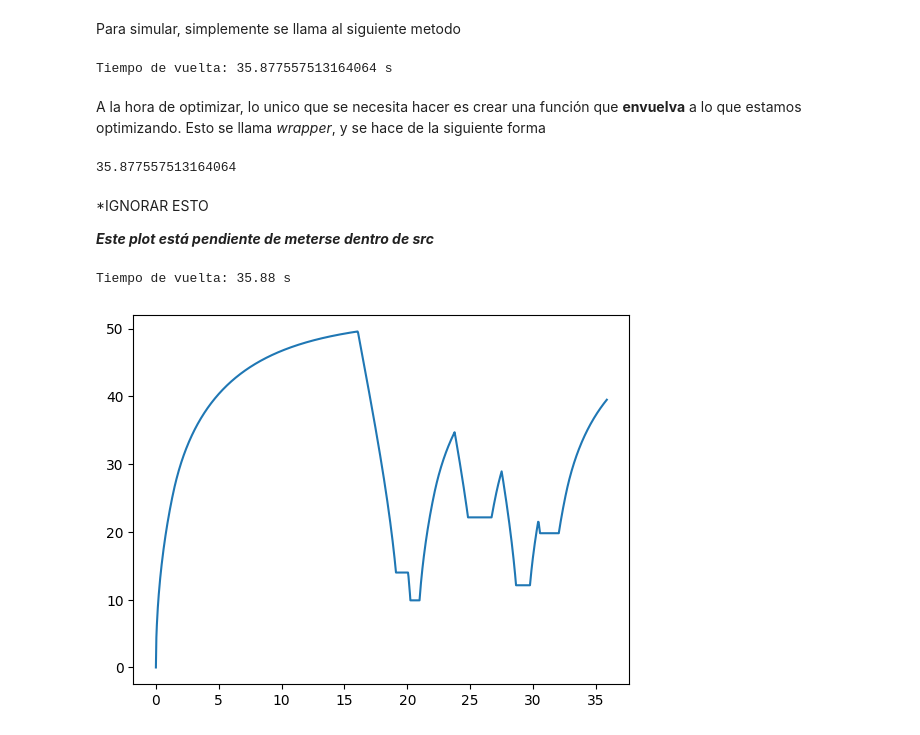
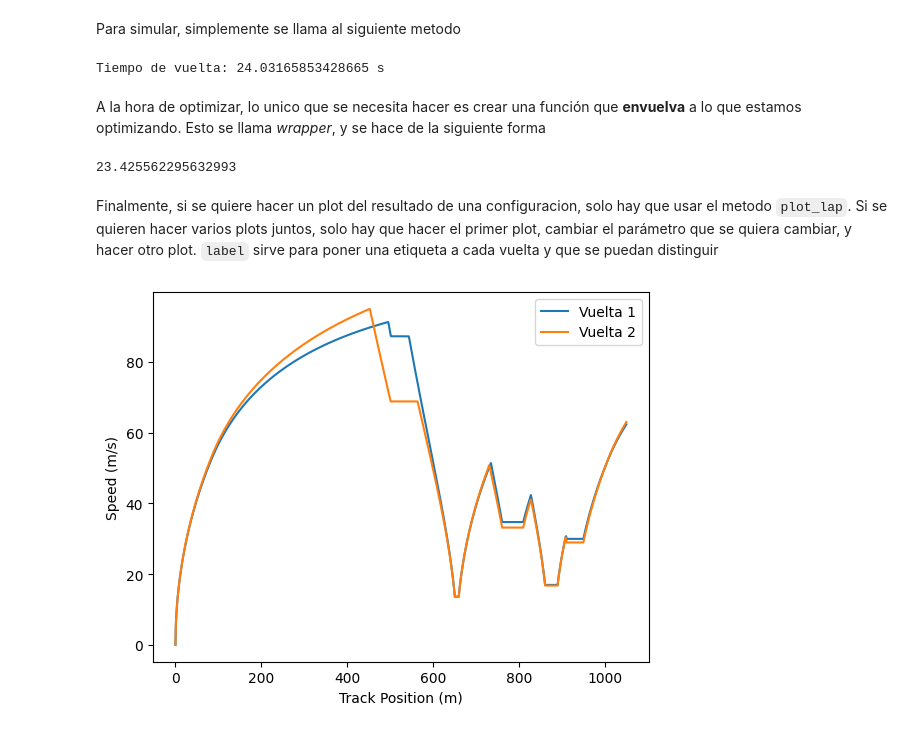
Before and after one commit to Pablomg02/Trabajo-DOM, a Jupyter notebook: optimizaciones/ejemplo.ipynb, the cells around one changed output. Saved outputs shown, nothing was run; the diff lists cells and outputs as text; code cells hidden in the pictures.

````diff
--- a/optimizaciones/ejemplo.ipynb
+++ b/optimizaciones/ejemplo.ipynb
@@ -28,16 +28,18 @@ import matplotlib.pyplot as plt
 # Librerias para el manejo de datos
 import numpy as np
 # %%
-mass = 850
-tire_grip = 1.0
-power = 200000
-brake_force = 150000
-cl_alpha_front = 0.4
-cl_alpha_rear = 0.3
-cd_alpha_front = 0.2
-cd_alpha_rear = 0.15
-fw_area = 1.8
-rw_area = 1.6
+mass = 750               # kg, masa típica de un F1 en carrera
+tire_grip = 1.8          # coeficiente de agarre elevado para neumáticos especializados
+power = 750000           # W, potencia equivalente a unos 1000 CV aproximadamente
+brake_force = 150000     # N, fuerza de frenado potente
+
+fw_area = 1.7            # m², área del ala frontal
+rw_area = 1.8            # m², área del ala trasera
+
+cl_alpha_front = 0.3     # incremento de coeficiente de downforce por grado del ala frontal
+cl_alpha_rear = 0.4      # incremento de coeficiente de downforce por grado del ala trasera
+cd_alpha_front = 0.12     # incremento de coeficiente de resistencia aerodinámica del ala frontal
+cd_alpha_rear = 0.1     # incremento de coeficiente de resistencia aerodinámica del ala trasera
 # %% [markdown]
 Se definen, a continuacion, las caracteristicas aerodinamicas del coche. Esto son parámetros FIJOS, los que no cambian durante la optimización. Por otro lado, la manera de cambiar las cosas que se optimizan (que son los ángulos de ataque) se definen luego
 # %%
@@ -116,12 +118,12 @@ lap_time, v = simulator.simulate_lap()
 # Mostrar el resultado por pantalla
 print(f"Tiempo de vuelta: {lap_time} s")
 # %% [output]
-Tiempo de vuelta: 35.877557513164064 s
+Tiempo de vuelta: 24.03165853428665 s
 # %% [markdown]
 A la hora de optimizar, lo unico que se necesita hacer es crear una función que **envuelva** a lo que estamos optimizando. Esto se llama *wrapper*, y se hace de la siguiente forma
 # %%
-def f(aoa):
-    aero.set_aoa(aoa)
+def f(aoa_front):
+    aero.aoa_front = aoa_front
     lap_time, _ = simulator.simulate_lap()
     return lap_time
 
@@ -131,26 +133,18 @@ De esta forma, f es una función que depende de solo el angulo de ataque.
 Podemos usar scipy.optimize para encontrar el mínimo de f.
 """
 
-resultado = f(4)  # Tiempo de vuelta con ángulo de ataque de 4 grados
+resultado = f(13)  # Tiempo de vuelta con ángulo de ataque de 4 grados
 print(resultado)
 # %% [output]
-35.877557513164064
+23.425562295632993
 # %% [markdown]
-*IGNORAR ESTO
-
-***Este plot está pendiente de meterse dentro de src***
+Finalmente, si se quiere hacer un plot del resultado de una configuracion, solo hay que usar el metodo ```plot_lap```. Si se quieren hacer varios plots juntos, solo hay que hacer el primer plot, cambiar el parámetro que se quiera cambiar, y hacer otro plot. ```label``` sirve para poner una etiqueta a cada vuelta y que se puedan distinguir
 # %%
-simulator = LapSimulator(car, track)
-lap_time, v = simulator.simulate_lap()
+simulator.plot_lap(label="Vuelta 1")
 
+car.aero.aoa_front = 0 # Establecer el ángulo de ataque
 
-# Mostrar el resultado por pantalla
-print(f"Tiempo de vuelta: {lap_time:.2f} s")
-
-t = np.linspace(0, lap_time, len(v), endpoint=True)
-
-plt.plot(t, v, label="Velocidad (m/s)")
+simulator.plot_lap(label="Vuelta 2")
 plt.show()
 # %% [output]
-Tiempo de vuelta: 35.88 s
-[figure, old version]
+[figure, new version]
````
Also changed, not shown: parts of 4 cells of this notebook, 4 other files.
